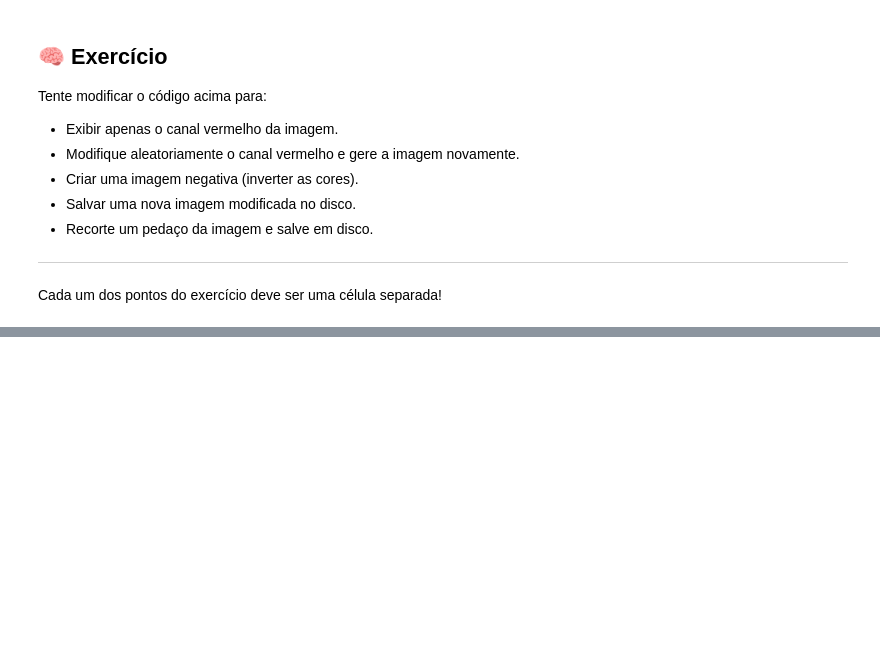
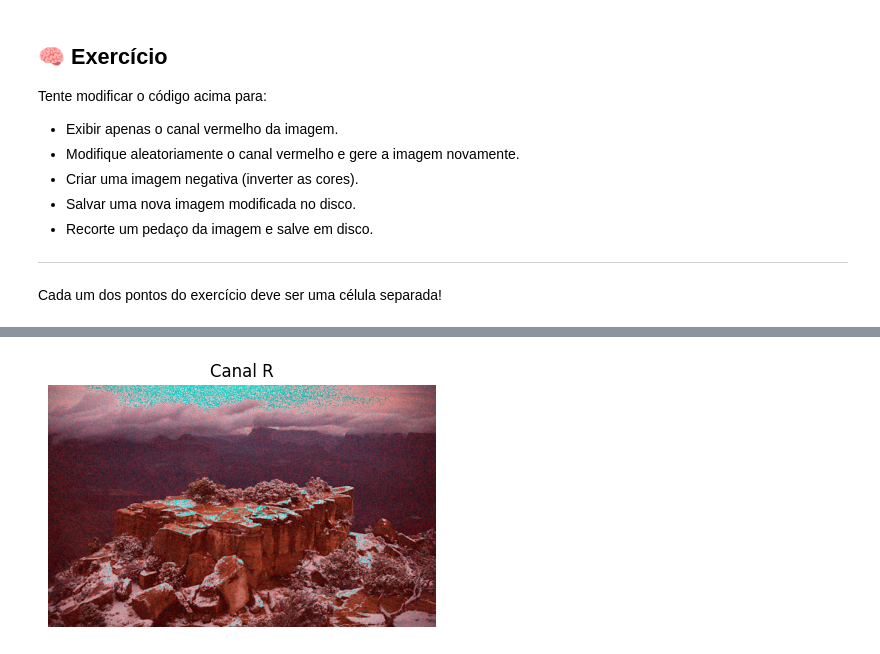
Before and after one commit to computacao-aplicada/lab01-intro-Lucascarvalho2503, a Jupyter notebook: Cópia_de_Aula01_Introducao.ipynb, the cells around one changed output, grey strips where cells are left out. Saved outputs shown, nothing was run; the diff lists cells and outputs as text; code cells hidden in the pictures; blank space fills up the shorter version.

```diff
--- a/Cópia_de_Aula01_Introducao.ipynb
+++ b/Cópia_de_Aula01_Introducao.ipynb
@@ -102,0 +121,16 @@ Cada um dos pontos do exercício deve ser uma célula separada!
+# %%
+r, g, b = image.split()
+
+r_array = np.array(r)
+r_array = (r_array + np.random.randint(0, 100, r_array.shape)) % 256  # valores entre 0 e 255
+r_modified = Image.fromarray(r_array.astype('uint8'))
+
+image_modified = Image.merge("RGB", (r_modified, g, b))
+
+plt.figure(figsize=(5, 5))
+plt.imshow(image_modified)
+plt.title('Canal R')
+plt.axis('off')
+plt.show()
+# %% [output]
+[figure, added]
```
Also changed, not shown: parts of 7 cells of this notebook.
